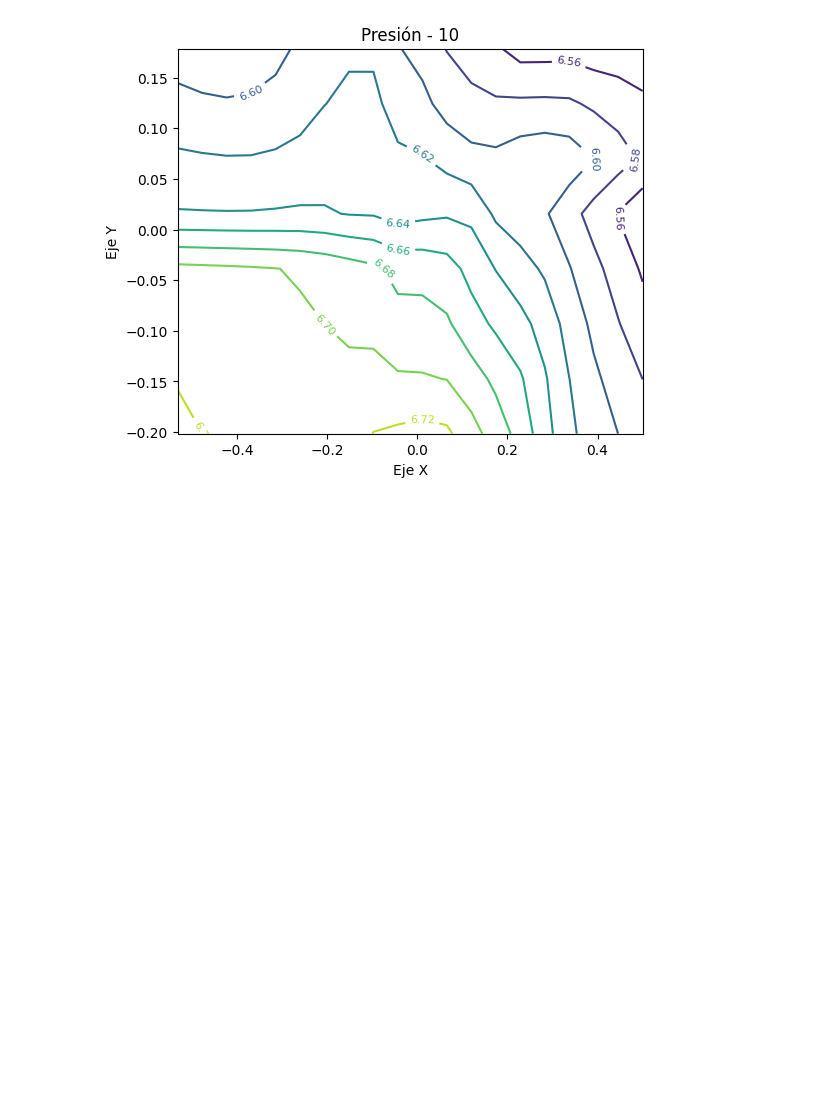
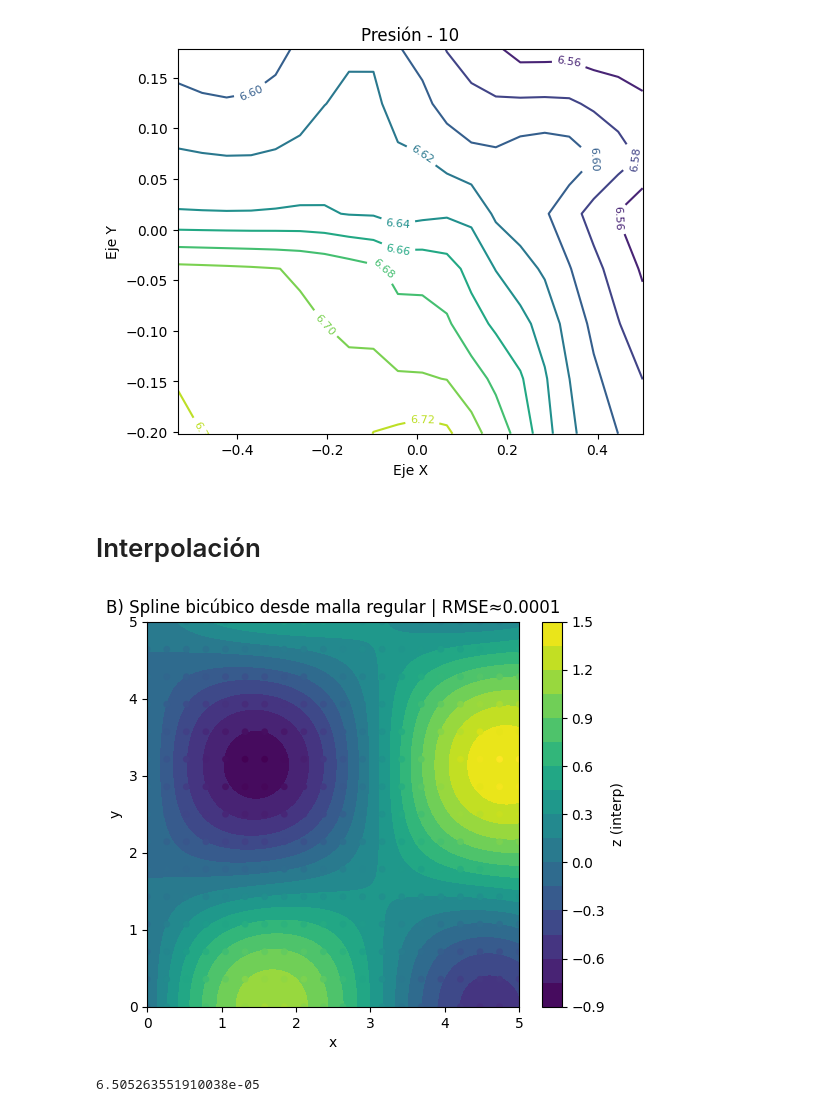
Before and after one commit to sagomeza1/TG, a Jupyter notebook: notebook/val_pinn_bruselas.ipynb, the cells around one changed output. Drawn from its saved outputs; the diff is of its cells as text; code cells hidden in the pictures; blank space fills up the shorter version.

Commit message:
interpolación basica

```diff
--- a/notebook/val_pinn_bruselas.ipynb
+++ b/notebook/val_pinn_bruselas.ipynb
@@ -723,3 +723,61 @@ ani = animation.FuncAnimation(fig, draw_frame, frames=len(sec), interval=200, bl
 # Guardar a GIF (requiere Pillow)
 ani.save("v_pinn.gif", writer=animation.PillowWriter(fps=5), dpi=120)
 plt.close(fig)
+# %% [markdown]
+# Interpolación
+# %%
+# Corrección de dimensiones para RectBivariateSpline:
+# Debe recibir z con shape (len(x), len(y)) (indexing='ij').
+import numpy as np
+import matplotlib.pyplot as plt
+from scipy.interpolate import RectBivariateSpline
+
+def f_true(x, y):
+    return np.sin(x)*np.cos(y) + 0.1*x
+
+xmin, xmax = 0.0, 5.0
+ymin, ymax = 0.0, 5.0
+
+# Malla "coarse" regular
+Nx_c, Ny_c = 20, 15
+x_c = np.linspace(xmin, xmax, Nx_c)  # -> eje x (long Nx_c)
+y_c = np.linspace(ymin, ymax, Ny_c)  # -> eje y (long Ny_c)
+
+Xi_c, Yi_c = np.meshgrid(x_c, y_c, indexing="ij")  # indexing='ij' produce shape (Nx_c, Ny_c)
+Zc = f_true(Xi_c, Yi_c)                            # Zc.shape = (Nx_c, Ny_c)
+
+# Spline bicúbico correcto
+spline = RectBivariateSpline(x_c, y_c, Zc, kx=3, ky=3)
+
+# Malla fina
+x_f = np.linspace(xmin, xmax, 200)
+y_f = np.linspace(ymin, ymax, 200)
+Z_refined = spline(x_f, y_f)  # shape (len(x_f), len(y_f))
+
+# Para evaluar RMSE contra la "verdad", genero la malla XY en 'ij' y luego grafico con 'xy'
+from math import sqrt
+def rmse(a, b):
+    m = np.isfinite(a) & np.isfinite(b)
+    return np.sqrt(np.mean((a[m] - b[m])**2))
+
+# Construyo malla para "verdad"
+Xi_f, Yi_f = np.meshgrid(x_f, y_f, indexing="ij")
+Z_true_f = f_true(Xi_f, Yi_f)
+rmse_spline = rmse(Z_refined, Z_true_f)
+
+# Grafico (una figura, sin estilos ni colores especificados)
+# Para contourf con 'xy', trasponemos para que concuerden ejes con lo que espera contourf
+Xxy, Yxy = np.meshgrid(x_f, y_f, indexing="xy")
+import matplotlib.pyplot as plt
+plt.figure(figsize=(6,5))
+cp = plt.contourf(Xxy, Yxy, Z_refined.T, levels=20)
+plt.scatter(*np.meshgrid(x_c, y_c, indexing="xy"), c=f_true(*np.meshgrid(x_c, y_c, indexing="xy")), s=15)
+plt.title(f"B) Spline bicúbico desde malla regular | RMSE≈{rmse_spline:.4f}")
+plt.xlabel("x"); plt.ylabel("y")
+plt.colorbar(cp, label="z (interp)")
+plt.show()
+
+rmse_spline
+# %% [output]
+[figure, added]
+6.505263551910038e-05
```
Also changed, not shown: parts of 3 cells of this notebook.
